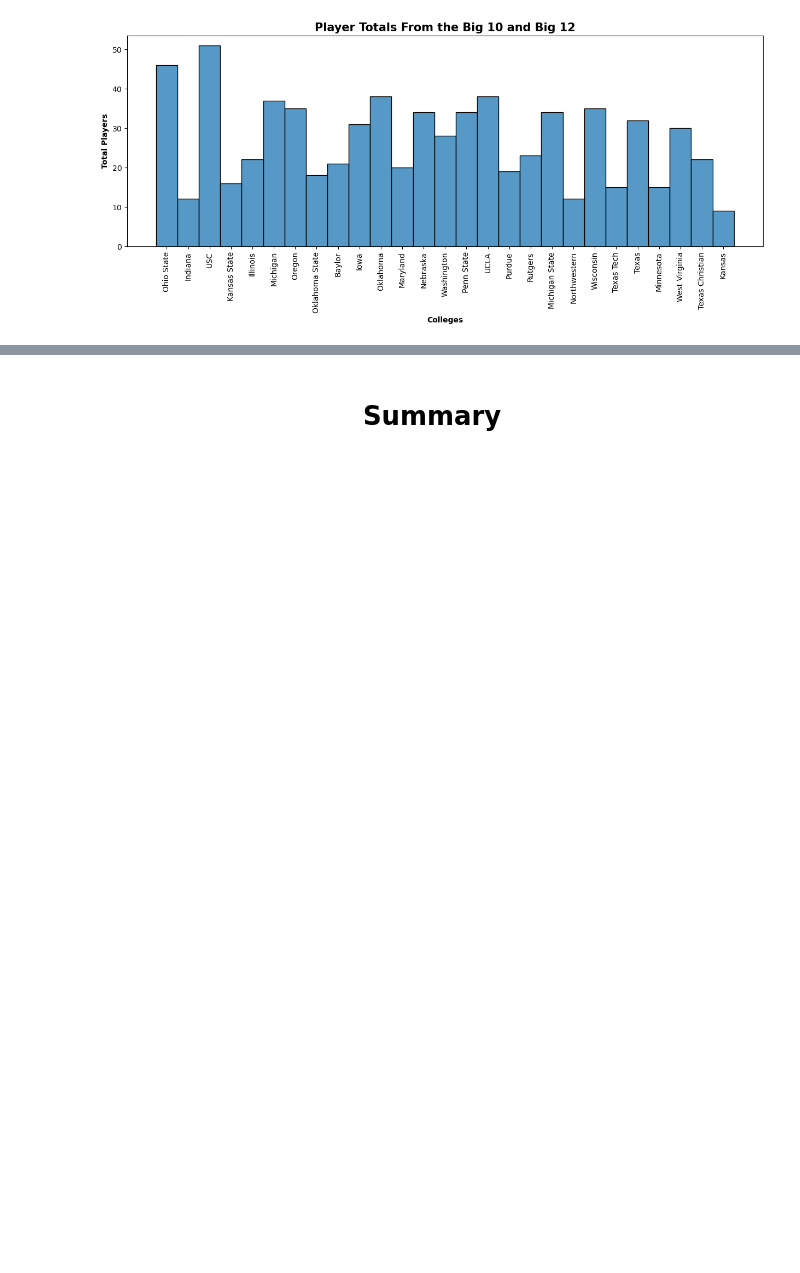
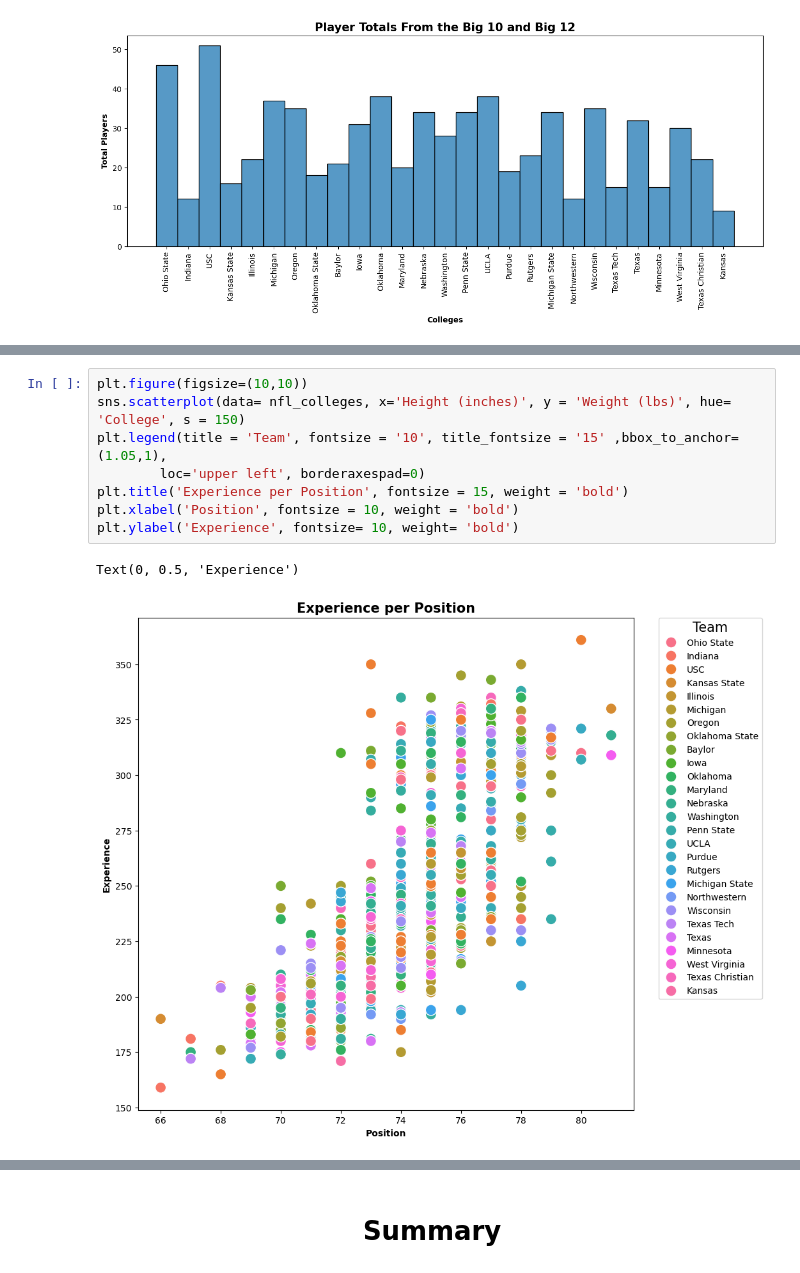
Before and after one commit to MWPerrineJr/Predictive-Analytics, a Jupyter notebook: nfl data.ipynb, the cells around one changed output, grey strips where cells are left out. Drawn from its saved outputs; the diff is of its cells as text; blank space fills up the shorter version.

```diff
--- a/nfl data.ipynb
+++ b/nfl data.ipynb
@@ -168,3 +169,14 @@ plt.show()
+# %%
+plt.figure(figsize=(10,10))
+sns.scatterplot(data= nfl_colleges, x='Height (inches)', y = 'Weight (lbs)', hue= 'College', s = 150)
+plt.legend(title = 'Team', fontsize = '10', title_fontsize = '15' ,bbox_to_anchor=(1.05,1),
+        loc='upper left', borderaxespad=0)
+plt.title('Experience per Position', fontsize = 15, weight = 'bold')
+plt.xlabel('Position', fontsize = 10, weight = 'bold')
+plt.ylabel('Experience', fontsize= 10, weight= 'bold')
+# %% [output]
+Text(0, 0.5, 'Experience')
+[figure, added]
 # %%
 # This code builds a scatter plot of positions and experience.
 plt.figure(figsize=(10,10))
```
Also changed, not shown: parts of 3 cells of this notebook.
